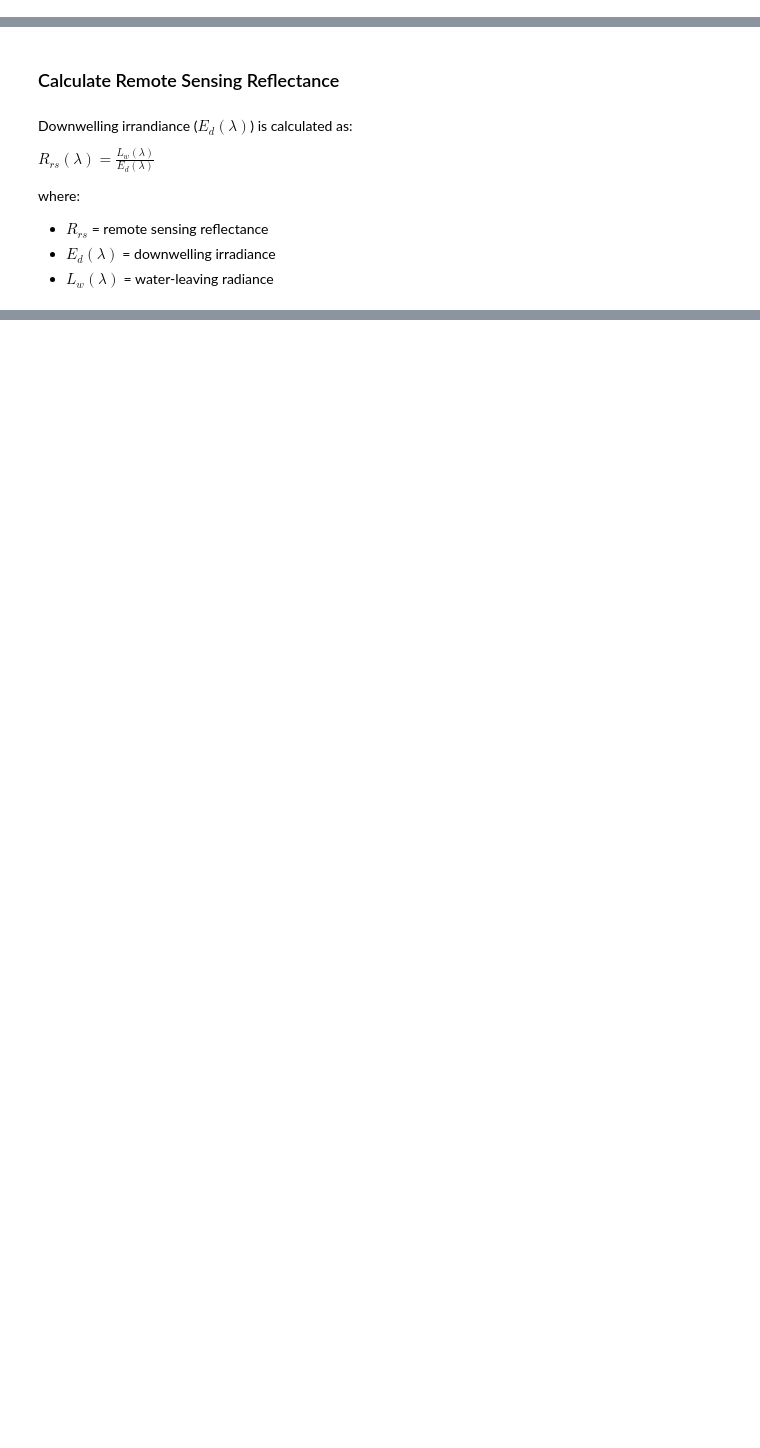
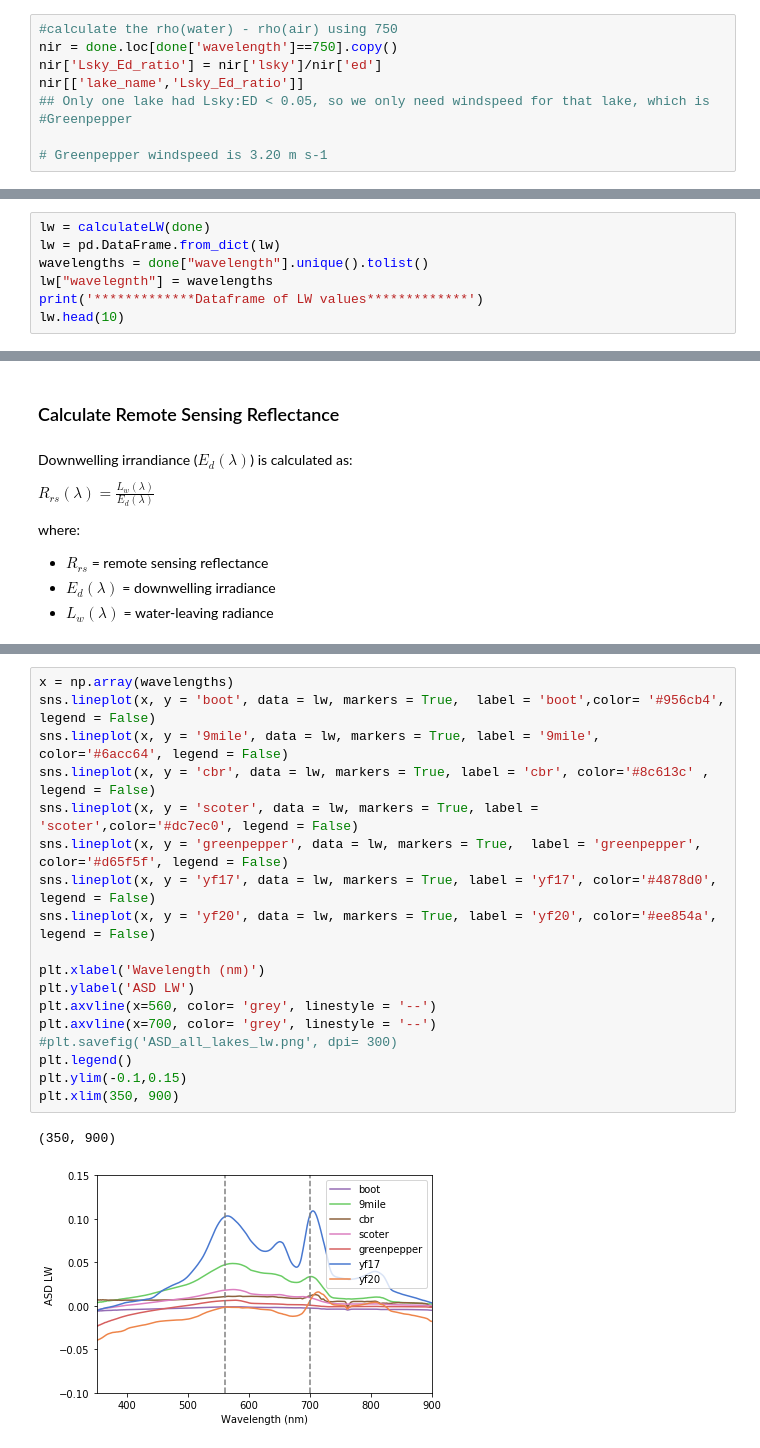
Before and after one commit to catherinekuhn/FreshwatersOpticsToolkit, a Jupyter notebook: ASD/ABOVE ASD Corrections.ipynb, the cells around one changed output, grey strips where cells are left out. Drawn from its saved outputs; the diff is of its cells as text; blank space fills up the shorter version.

```diff
--- a/ASD/ABOVE ASD Corrections.ipynb
+++ b/ASD/ABOVE ASD Corrections.ipynb
@@ -165,0 +135,9 @@ where
+# %%
+#calculate the rho(water) - rho(air) using 750
+nir = done.loc[done['wavelength']==750].copy()
+nir['Lsky_Ed_ratio'] = nir['lsky']/nir['ed']
+nir[['lake_name','Lsky_Ed_ratio']]
+## Only one lake had Lsky:ED < 0.05, so we only need windspeed for that lake, which is
+#Greenpepper
+
+# Greenpepper windspeed is 3.20 m s-1
@@ -209,0 +176,7 @@ lw[:10]
+# %%
+lw = calculateLW(done)
+lw = pd.DataFrame.from_dict(lw)
+wavelengths = done["wavelength"].unique().tolist()
+lw["wavelegnth"] = wavelengths
+print('*************Dataframe of LW values*************')
+lw.head(10)
@@ -227,0 +308,21 @@ def calculateRRS(df):
+# %%
+x = np.array(wavelengths)
+sns.lineplot(x, y = 'boot', data = lw, markers = True,  label = 'boot',color= '#956cb4', legend = False)
+sns.lineplot(x, y = '9mile', data = lw, markers = True, label = '9mile', color='#6acc64', legend = False)
+sns.lineplot(x, y = 'cbr', data = lw, markers = True, label = 'cbr', color='#8c613c' , legend = False)
+sns.lineplot(x, y = 'scoter', data = lw, markers = True, label = 'scoter',color='#dc7ec0', legend = False)
+sns.lineplot(x, y = 'greenpepper', data = lw, markers = True,  label = 'greenpepper', color='#d65f5f', legend = False)
+sns.lineplot(x, y = 'yf17', data = lw, markers = True, label = 'yf17', color='#4878d0', legend = False)
+sns.lineplot(x, y = 'yf20', data = lw, markers = True, label = 'yf20', color='#ee854a', legend = False)
+
+plt.xlabel('Wavelength (nm)')
+plt.ylabel('ASD LW')
+plt.axvline(x=560, color= 'grey', linestyle = '--')
+plt.axvline(x=700, color= 'grey', linestyle = '--')
+#plt.savefig('ASD_all_lakes_lw.png', dpi= 300)
+plt.legend()
+plt.ylim(-0.1,0.15)
+plt.xlim(350, 900)
+# %% [output]
+(350, 900)
+[figure, added]
```
Also changed, not shown: parts of 40 cells of this notebook.
